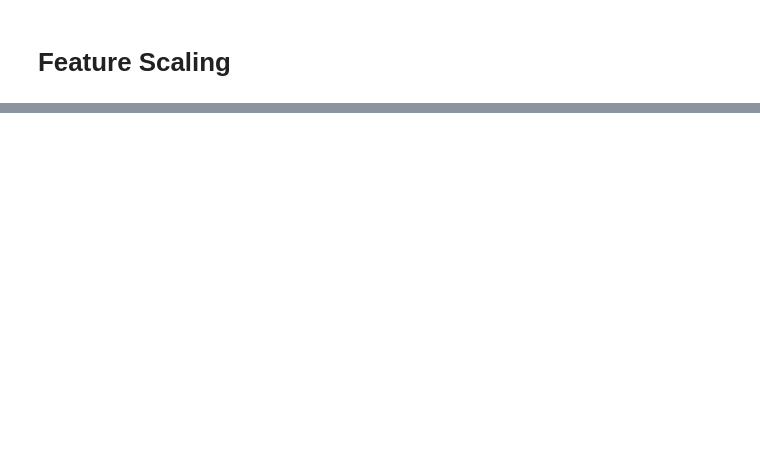
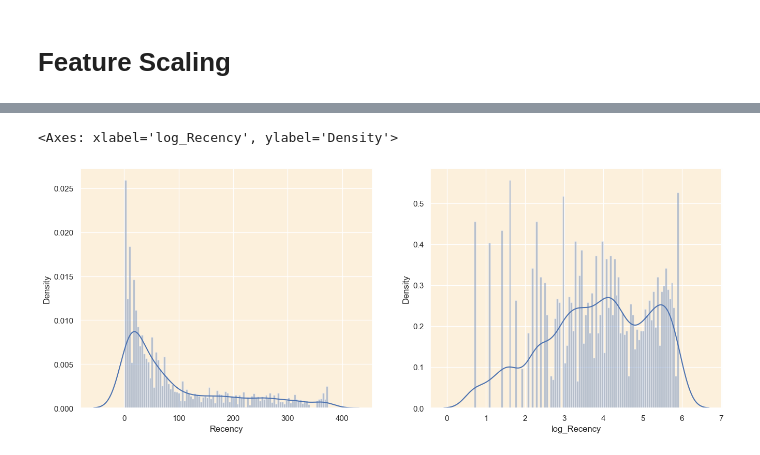
Before and after one commit to bkandh30/customer-segmentation, a Jupyter notebook: customer-segmentation.ipynb, the cells around one changed output, grey strips where cells are left out. Drawn from its saved outputs; the diff is of its cells as text; code cells hidden in the pictures; blank space fills up the shorter version.

```diff
--- a/customer-segmentation.ipynb
+++ b/customer-segmentation.ipynb
@@ -638,0 +613,11 @@ customer_data.head()
+# %%
+new_df['log_Recency'] = np.log1p(new_df["Recency"])
+new_df['log_Frequency'] = np.log1p(new_df["Frequency"])
+new_df['log_MonetaryValue'] = np.log1p(new_df["MonetaryValue"])
+
+# Preparing matrix for standard scaling transformation
+X = new_df[["log_Recency", "log_Frequency", "log_MonetaryValue"]]
+
+# Standardize the features (mean 0 and std. dev 1)
+scaler = StandardScaler().fit(X)
+X_scaled = scaler.transform(X)
@@ -638,0 +643,8 @@ customer_data.head()
+# %%
+_, axes = plt.subplots(nrows=1, ncols=2, figsize=(16, 6))
+
+sns.distplot(new_df['Recency'] , bins=100 , ax=axes[0])
+sns.distplot(new_df['log_Recency'] ,bins=100 ,  ax=axes[1])
+# %% [output]
+<Axes: xlabel='log_Recency', ylabel='Density'>
+[figure, added]
```
Also changed, not shown: parts of 42 cells of this notebook.
